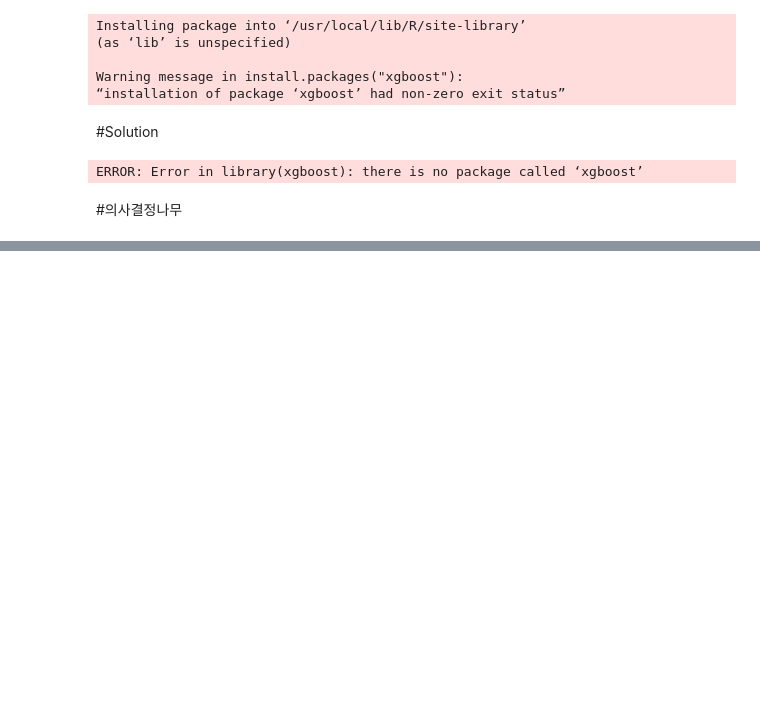
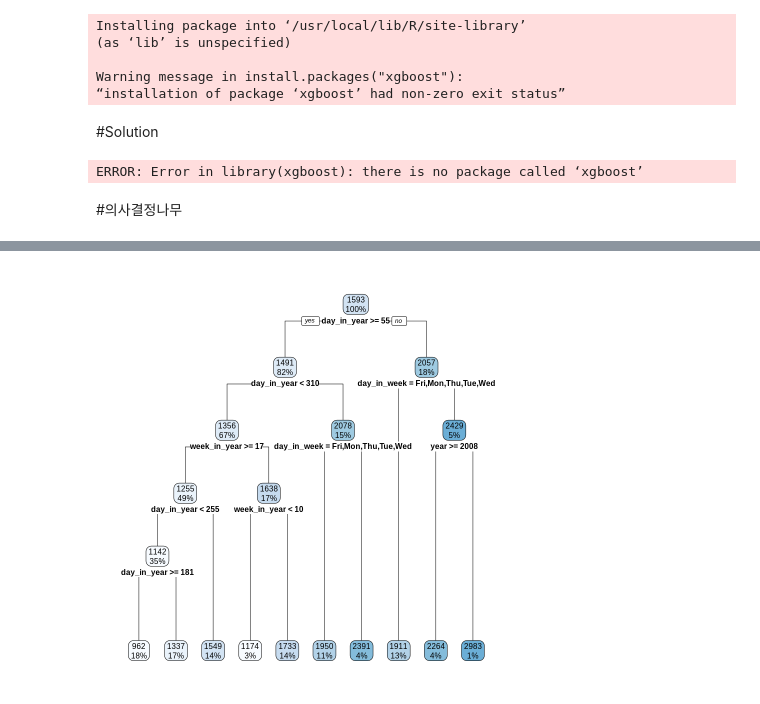
Before and after one commit to tarutear/2025-1, a Jupyter notebook: Energy_expenditure.ipynb, the cells around one changed output, grey strips where cells are left out. Saved outputs shown, nothing was run; the diff lists cells and outputs as text; code cells hidden in the pictures; blank space fills up the shorter version.

```diff
--- a/Energy_expenditure.ipynb
+++ b/Energy_expenditure.ipynb
@@ -247,0 +277,5 @@ ERROR: Error in library(raprt.plot): there is no package called ‘raprt.plot’
+# %%
+train_exdate <- df_train %>% select(-date)
+# %%
+ep_rpart <- rpart(power_consumption ~ ., data = train_exdate)
+summary(ep_rpart)
@@ -247,0 +300,4 @@ ERROR: Error in library(raprt.plot): there is no package called ‘raprt.plot’
+# %%
+rpart.plot(ep_rpart)
+# %% [output]
+[figure, added]
```
Also changed, not shown: parts of 6 cells of this notebook.
